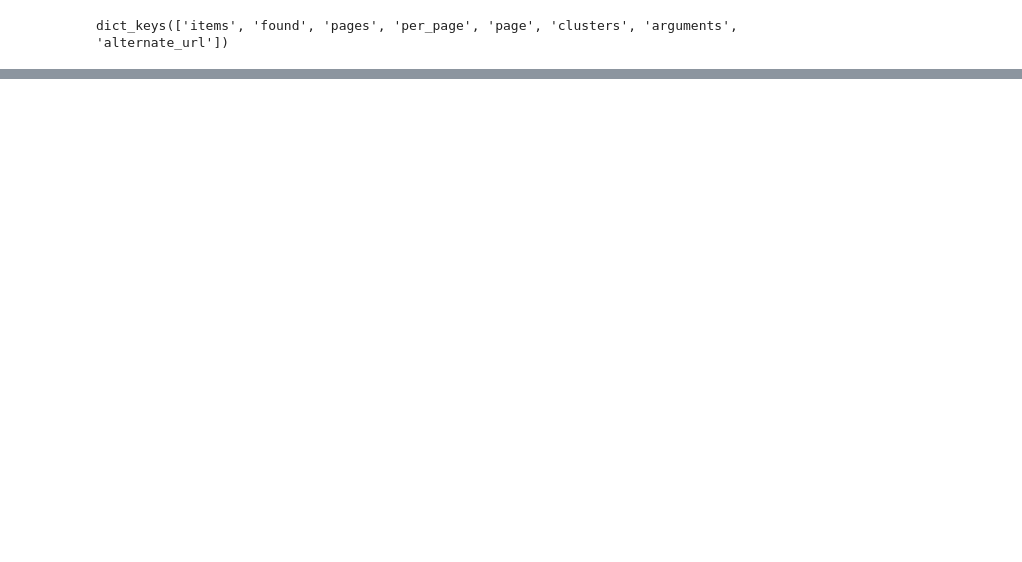
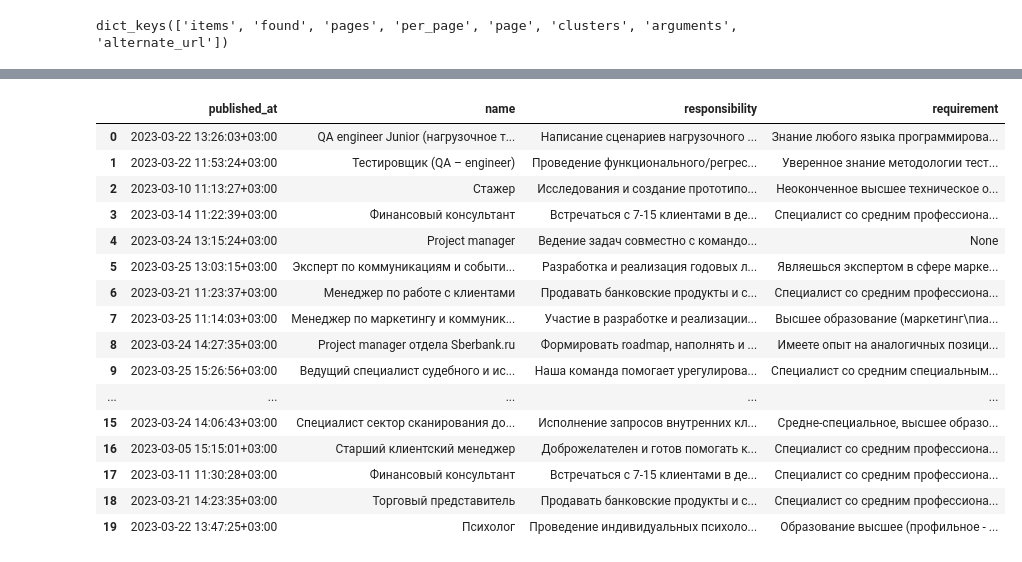
Before and after one commit to taidora1234/Lesson2, a Jupyter notebook: HH-api-hometask.ipynb, the cells around one changed output, grey strips where cells are left out. Cells and saved outputs as stored; diff of their text form; code cells hidden in the pictures; blank space fills up the shorter version.

```diff
--- a/HH-api-hometask.ipynb
+++ b/HH-api-hometask.ipynb
@@ -71,0 +162,20 @@ vacancy
+# %%
+df
+# %% [output]
+|  | published_at | name | responsibility | requirement |
+| 0 | 2023-03-22 13:26:03+03:00 | QA engineer Junior (нагрузочное т... | Написание сценариев нагрузочного ... | Знание любого языка программирова... |
+| 1 | 2023-03-22 11:53:24+03:00 | Тестировщик (QA – engineer) | Проведение функционального/регрес... | Уверенное знание методологии тест... |
+| 2 | 2023-03-10 11:13:27+03:00 | Стажер | Исследования и создание прототипо... | Неоконченное высшее техническое о... |
+| 3 | 2023-03-14 11:22:39+03:00 | Финансовый консультант | Встречаться с 7-15 клиентами в де... | Специалист со средним профессиона... |
+| 4 | 2023-03-24 13:15:24+03:00 | Project manager | Ведение задач совместно с командо... | None |
+| 5 | 2023-03-25 13:03:15+03:00 | Эксперт по коммуникациям и событи... | Разработка и реализация годовых л... | Являешься экспертом в сфере марке... |
+| 6 | 2023-03-21 11:23:37+03:00 | Менеджер по работе с клиентами | Продавать банковские продукты и с... | Специалист со средним профессиона... |
+| 7 | 2023-03-25 11:14:03+03:00 | Менеджер по маркетингу и коммуник... | Участие в разработке и реализации... | Высшее образование (маркетинг\пиа... |
+| 8 | 2023-03-24 14:27:35+03:00 | Project manager отдела Sberbank.ru | Формировать roadmap, наполнять и ... | Имеете опыт на аналогичных позици... |
+| 9 | 2023-03-25 15:26:56+03:00 | Ведущий специалист судебного и ис... | Наша команда помогает урегулирова... | Специалист со средним специальным... |
+| ... | ... | ... | ... | ... |
+| 15 | 2023-03-24 14:06:43+03:00 | Специалист сектор сканирования до... | Исполнение запросов внутренних кл... | Средне-специальное, высшее образо... |
+| 16 | 2023-03-05 15:15:01+03:00 | Старший клиентский менеджер | Доброжелателен и готов помогать к... | Специалист со средним профессиона... |
+| 17 | 2023-03-11 11:30:28+03:00 | Финансовый консультант | Встречаться с 7-15 клиентами в де... | Специалист со средним профессиона... |
+| 18 | 2023-03-21 14:23:35+03:00 | Торговый представитель | Продавать банковские продукты и с... | Специалист со средним профессиона... |
+| 19 | 2023-03-22 13:47:25+03:00 | Психолог | Проведение индивидуальных психоло... | Образование высшее (профильное - ... |
```
Also changed, not shown: parts of 15 cells of this notebook.
